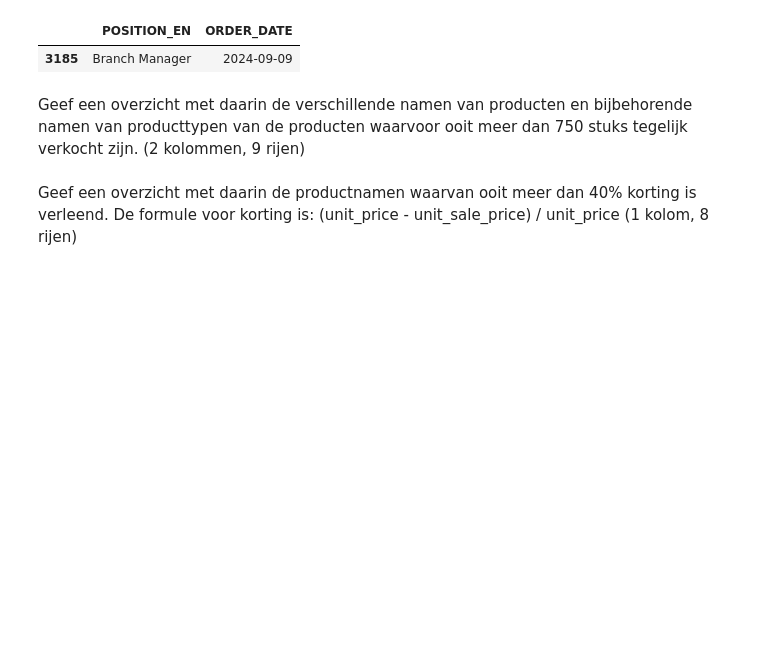
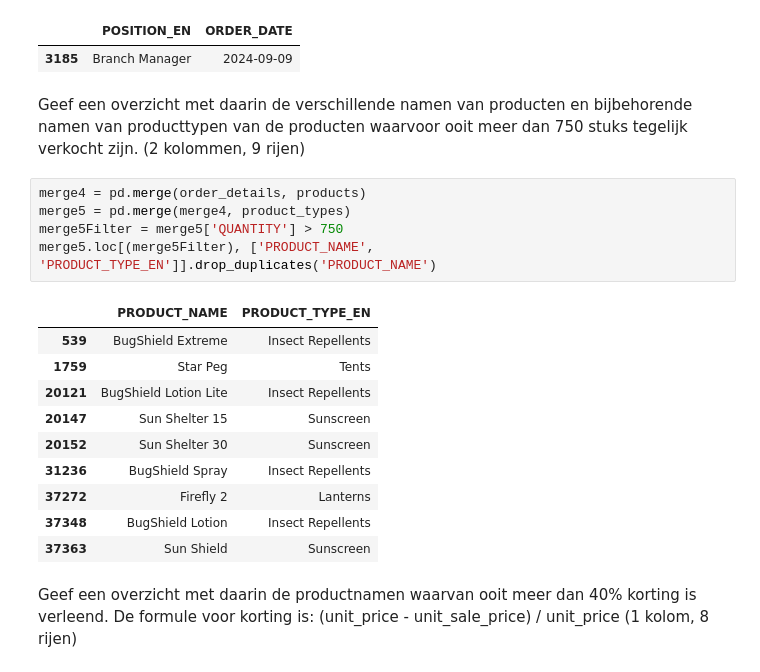
Before and after one commit to Alexanderdeweger/DEAI_portfolio, a Jupyter notebook: Week1/1.3/Opdrachten Alexander.ipynb, the cells around one changed output. Drawn from its saved outputs; the diff is of its cells as text; blank space fills up the shorter version.

```diff
--- a/Week1/1.3/Opdrachten Alexander.ipynb
+++ b/Week1/1.3/Opdrachten Alexander.ipynb
@@ -184,5 +324,21 @@ result
 | 3185 | Branch Manager | 2024-09-09 |
 # %% [markdown]
 Geef een overzicht met daarin de verschillende namen van producten en bijbehorende namen van producttypen van de producten waarvoor ooit meer dan 750 stuks tegelijk verkocht zijn. (2 kolommen, 9 rijen)
+# %%
+merge4 = pd.merge(order_details, products)
+merge5 = pd.merge(merge4, product_types)
+merge5Filter = merge5['QUANTITY'] > 750
+merge5.loc[(merge5Filter), ['PRODUCT_NAME', 'PRODUCT_TYPE_EN']].drop_duplicates('PRODUCT_NAME')
+# %% [output]
+|  | PRODUCT_NAME | PRODUCT_TYPE_EN |
+| 539 | BugShield Extreme | Insect Repellents |
+| 1759 | Star Peg | Tents |
+| 20121 | BugShield Lotion Lite | Insect Repellents |
+| 20147 | Sun Shelter 15 | Sunscreen |
+| 20152 | Sun Shelter 30 | Sunscreen |
+| 31236 | BugShield Spray | Insect Repellents |
+| 37272 | Firefly 2 | Lanterns |
+| 37348 | BugShield Lotion | Insect Repellents |
+| 37363 | Sun Shield | Sunscreen |
 # %% [markdown]
 Geef een overzicht met daarin de productnamen waarvan ooit meer dan 40% korting is verleend. De formule voor korting is: (unit_price - unit_sale_price) / unit_price (1 kolom, 8 rijen)
```
Also changed, not shown: parts of 25 cells of this notebook.
